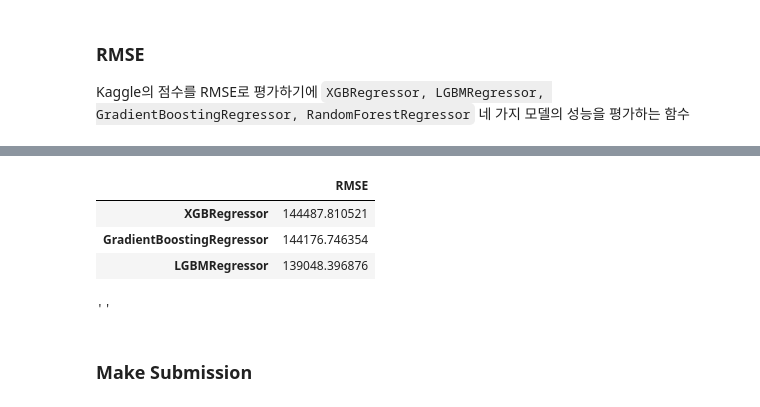
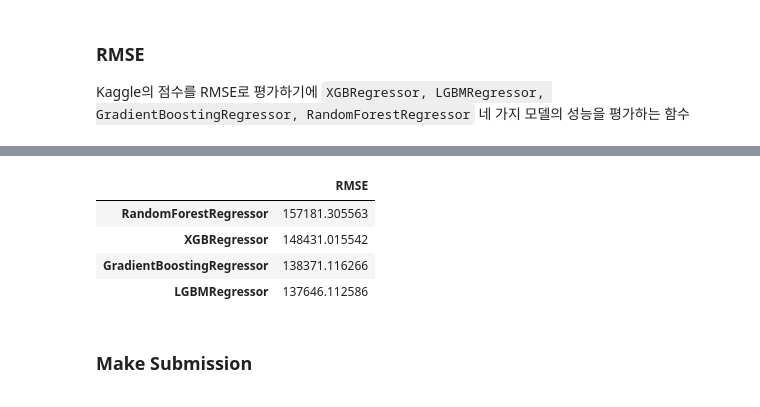
Before and after one commit to JeJuBOO/Aiffel_Nodes, a Jupyter notebook: Project/Quest_02/project_03.ipynb, the cells around one changed output, grey strips where cells are left out. Cells and saved outputs as stored; diff of their text form; code cells hidden in the pictures.

```diff
--- a/Project/Quest_02/project_03.ipynb
+++ b/Project/Quest_02/project_03.ipynb
@@ -220,7 +219,7 @@ plt.show()
 # %% [output]
 [figure]
 # %%
-train_data = data.iloc[:train_len, :]
-sub_data = data.iloc[train_len:, :]
+train = data.iloc[:train_len, :]
+sub = data.iloc[train_len:, :]
 # %% [markdown]
 ## 3. 모델링
@@ -344,44 +375,13 @@ rdforest = RandomForestRegressor(**best_params[models[3][:-2]],
-# %%
-# 최적으로 찾은 파라미터 입력
-gb_learning_rate = 0.2
-gb_max_depth = 7
-gb_n_estimators = 300
-
-xgb_learning_rate = 0.2
-xgb_max_depth = 7
-xgb_n_estimators = 300
-
-lgb_learning_rate = 0.2
-lgb_max_depth = 7
-lgb_n_estimators =  300
-
-# rf_max_depth = None
-# rf_n_estimators = 300
-
-gboost = GradientBoostingRegressor(learning_rate=gb_learning_rate, max_depth=gb_max_depth,
-                                   n_estimators=gb_n_estimators, random_state=rand_state)
-xgboost = xgb.XGBRegressor(learning_rate=xgb_learning_rate, max_depth=xgb_max_depth,
-                            n_estimators=xgb_n_estimators,random_state=rand_state)
-lightgbm = lgb.LGBMRegressor(learning_rate=lgb_learning_rate, max_depth=lgb_max_depth,
-                            n_estimators=lgb_n_estimators,random_state=rand_state)
-# rdforest = RandomForestRegressor(max_depth=rf_max_depth,n_estimators=rf_n_estimators,
-#                                random_state=rand_state)
-
-
-models = [gboost, xgboost, lightgbm]
-
-# 그리드 탐색으로 찾은 파라미터값으로 설정한 모델들의 RMSE
-score = get_scores(models, train_data, label_logscale, random_state=rand_state, test_size=0.3)
-score
-# %% [output]
-|  | RMSE |
-| XGBRegressor | 144487.810521 |
-| GradientBoostingRegressor | 144176.746354 |
-| LGBMRegressor | 139048.396876 |
-# %%
-input('제출하시겠습니까?')
-# %% [output]
-''
+# %%
+# 그리드 탐색으로 찾은 파라미터값으로 설정한 모델들의 RMSE
+score = get_scores(models, train, label_logscale, random_state=rand_state, test_size=0.3)
+score
+# %% [output]
+|  | RMSE |
+| RandomForestRegressor | 157181.305563 |
+| XGBRegressor | 148431.015542 |
+| GradientBoostingRegressor | 138371.116266 |
+| LGBMRegressor | 137646.112586 |
 # %% [markdown]
 ### Make Submission
 # %% [markdown]
```
Also changed, not shown: parts of 16 cells of this notebook.
